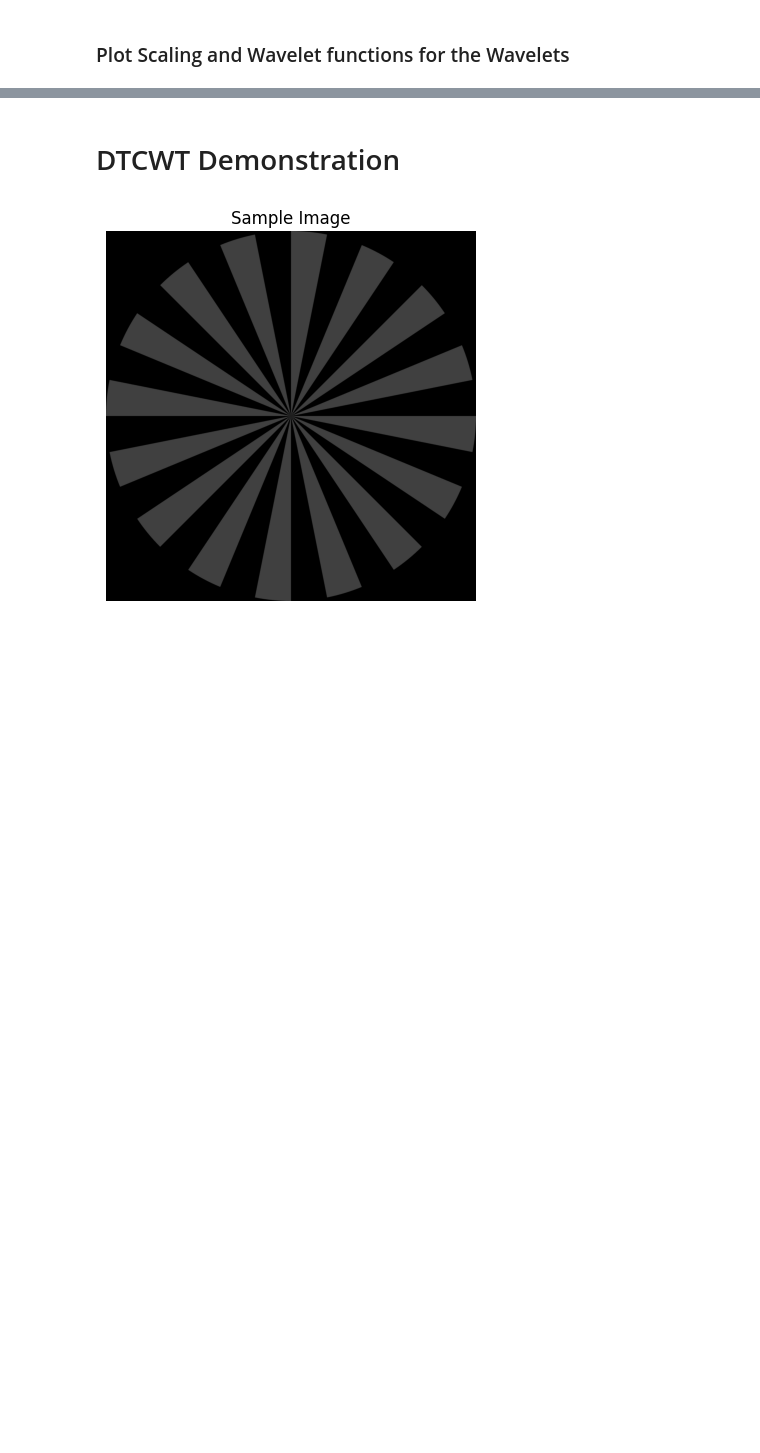
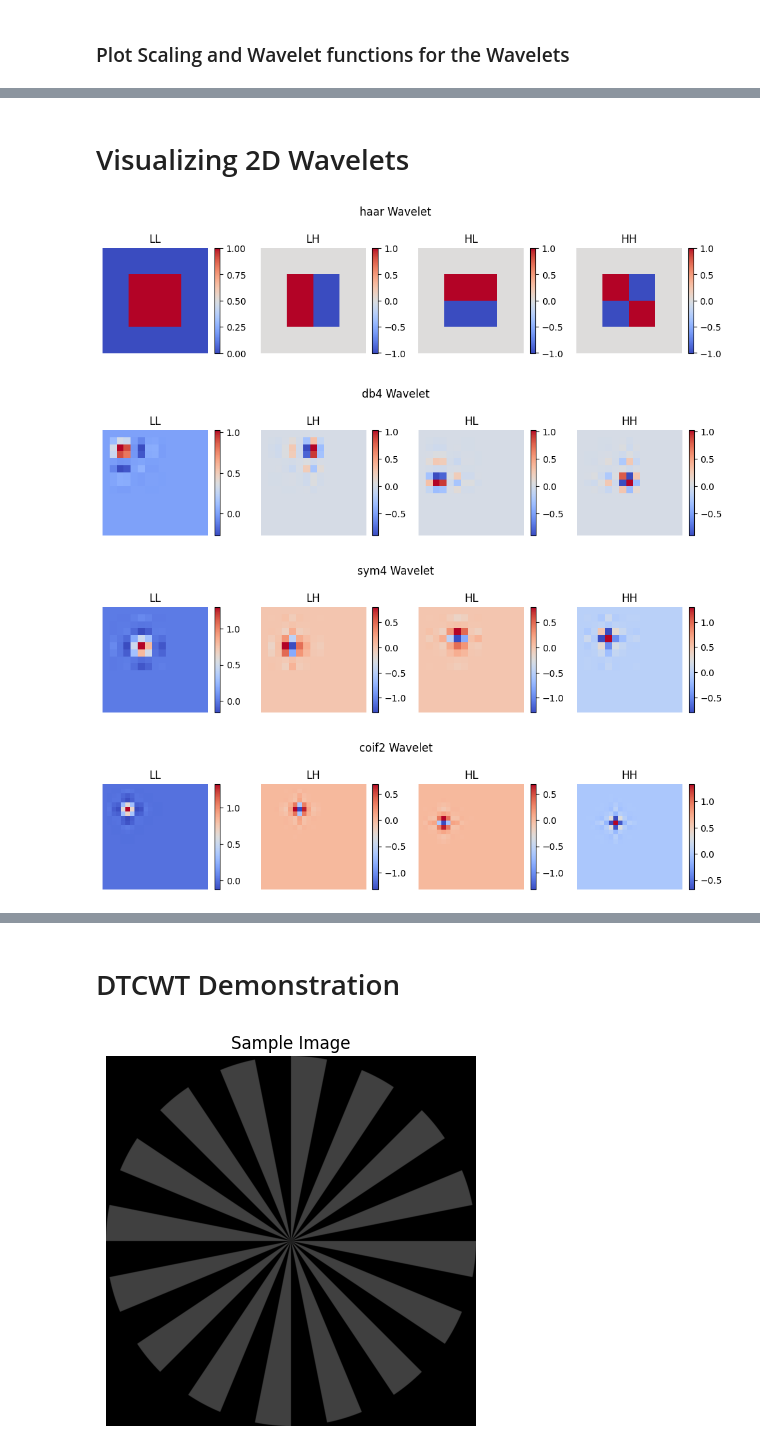
Before and after one commit to GSNikhil/inpainting-detection, a Jupyter notebook: wavelets.ipynb, the cells around one changed output, grey strips where cells are left out. Saved outputs shown, nothing was run; the diff lists cells and outputs as text; code cells hidden in the pictures; blank space fills up the shorter version.

```diff
--- a/wavelets.ipynb
+++ b/wavelets.ipynb
@@ -69,0 +71,48 @@ Number of vanishing moments in scale 3
+# %% [markdown]
+# Visualizing 2D Wavelets
+# %%
+import numpy as np
+import pywt
+import matplotlib.pyplot as plt
+
+for type in ['haar', 'db4', 'sym4', 'coif2']:
+    wavelet = pywt.Wavelet(type)
+    phi, psi, x = wavelet.wavefun(level=1)
+
+    # Create a 2D grid
+    xx, yy = np.meshgrid(x, x)
+
+    labels = ["LL", "LH", "HL", "HH"]
+    plt.figure(figsize=(12, 3))
+    i = 0
+    for s in [phi, psi]:
+        for w in [phi, psi]:
+            # Calculate 2D wavelet
+            wavelet = np.outer(s, w)
+
+            plt.subplot(1, 4, i + 1)
+            plt.imshow(wavelet, cmap='coolwarm', extent=[x.min(), x.max(), x.min(), x.max()])
+            plt.title(labels[i])
+            plt.xlabel('X')
+            plt.colorbar(shrink=0.7)
+            plt.ylabel('Y')
+            plt.axis('off')
+
+            # # Plot the 3D surface
+            # ax = plt.subplot(2, 4, i+5, projection='3d')
+            # surf = ax.plot_surface(xx, yy, wavelet, cmap='coolwarm')
+            # # ax.set_title(labels[i])
+            # ax.set_xlabel('X')
+            # ax.set_ylabel('Y')
+            # ax.set_zlabel('Amplitude')
+            # plt.colorbar(surf, shrink=0.5, aspect=5, label='Amplitude')
+
+            i += 1
+
+    plt.suptitle(f"{type} Wavelet")
+    plt.show()
+# %% [output]
+[figure, added]
+[figure, added]
+[figure, added]
+[figure, added]
```
Also changed, not shown: parts of 7 cells of this notebook.
